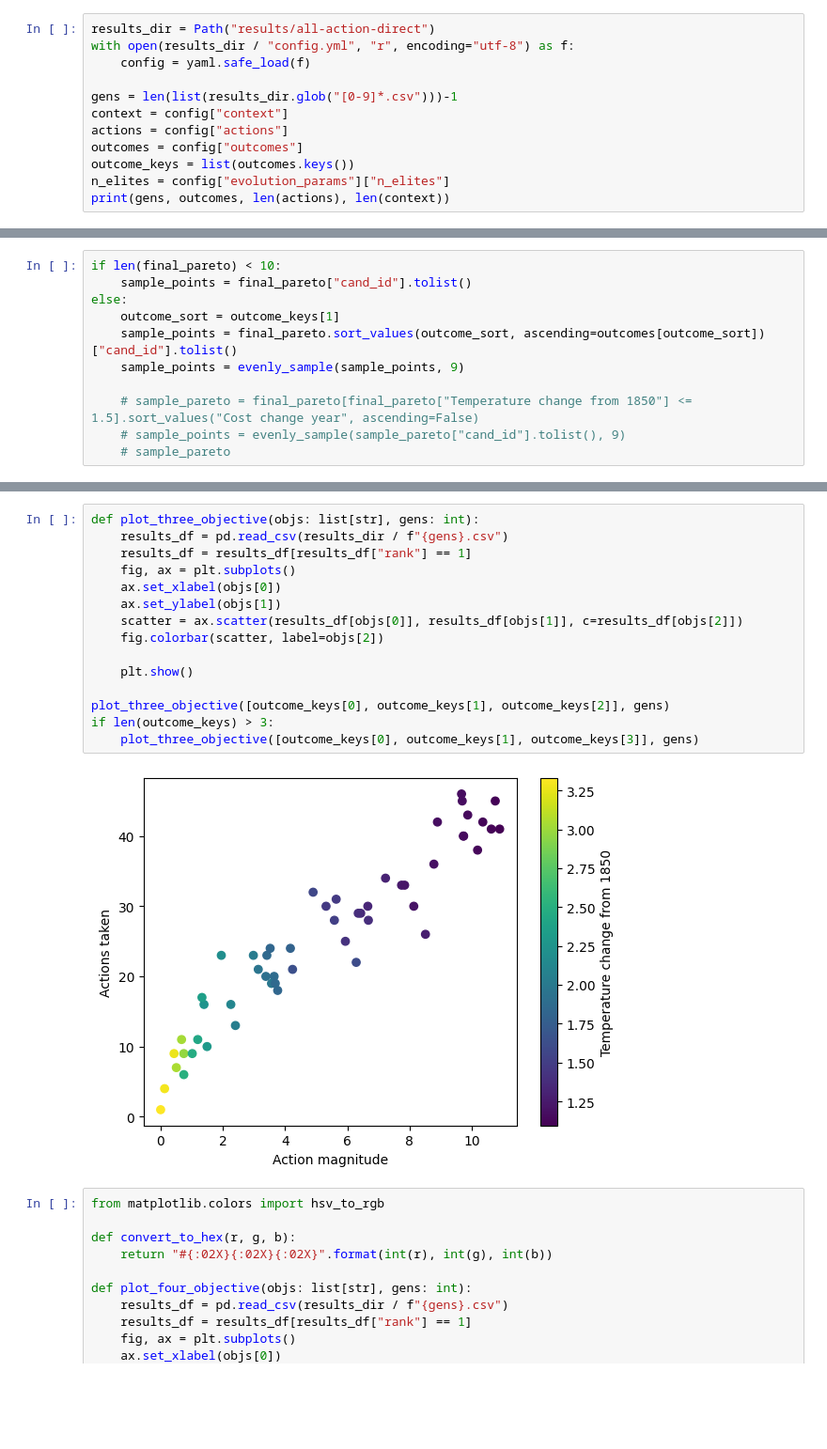
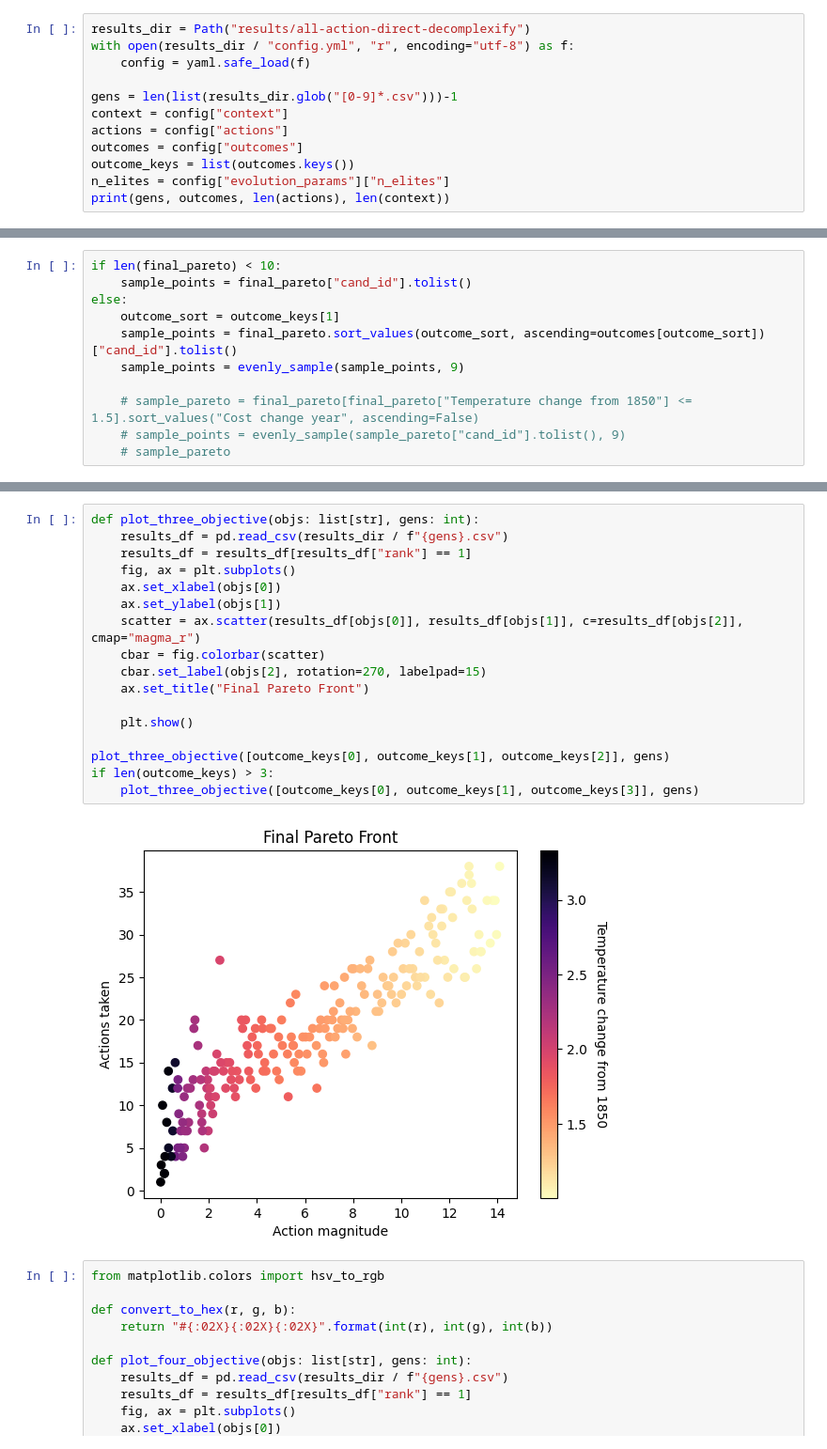
Before and after one commit to cognizant-ai-labs/en-roads-py, a Jupyter notebook: experiments/analysis.ipynb, the cells around one changed output, grey strips where cells are left out. Shown at 94% size. Cells and saved outputs as stored; diff of their text form; blank space fills up the shorter version.

Commit message:
Created decomplexify mode, ran experiments for enroads meeting

```diff
--- a/experiments/analysis.ipynb
+++ b/experiments/analysis.ipynb
@@ -11,7 +11,7 @@ from experiments.experiment_utils import NNExperimenter, DirectExperimenter
 from enroadspy import load_input_specs, id_to_name
 from enroadspy.generate_url import open_browser
 # %%
-results_dir = Path("results/all-action-direct")
+results_dir = Path("results/all-action-direct-decomplexify")
 with open(results_dir / "config.yml", "r", encoding="utf-8") as f:
     config = yaml.safe_load(f)
 
@@ -173,20 +178,22 @@ plot_two_objective(outcome_keys[1], outcome_keys[0], range(1, gens+1, 5))
 # %%
 def plot_three_objective(objs: list[str], gens: int):
     results_df = pd.read_csv(results_dir / f"{gens}.csv")
     results_df = results_df[results_df["rank"] == 1]
     fig, ax = plt.subplots()
     ax.set_xlabel(objs[0])
     ax.set_ylabel(objs[1])
-    scatter = ax.scatter(results_df[objs[0]], results_df[objs[1]], c=results_df[objs[2]])
-    fig.colorbar(scatter, label=objs[2])
+    scatter = ax.scatter(results_df[objs[0]], results_df[objs[1]], c=results_df[objs[2]], cmap="magma_r")
+    cbar = fig.colorbar(scatter)
+    cbar.set_label(objs[2], rotation=270, labelpad=15)
+    ax.set_title("Final Pareto Front")
 
     plt.show()
 
 plot_three_objective([outcome_keys[0], outcome_keys[1], outcome_keys[2]], gens)
 if len(outcome_keys) > 3:
     plot_three_objective([outcome_keys[0], outcome_keys[1], outcome_keys[3]], gens)
 # %% [output]
-[figure, old version]
+[figure, new version]
 # %%
 from matplotlib.colors import hsv_to_rgb
 
```
Also changed, not shown: parts of 12 cells of this notebook, 15 other files.
